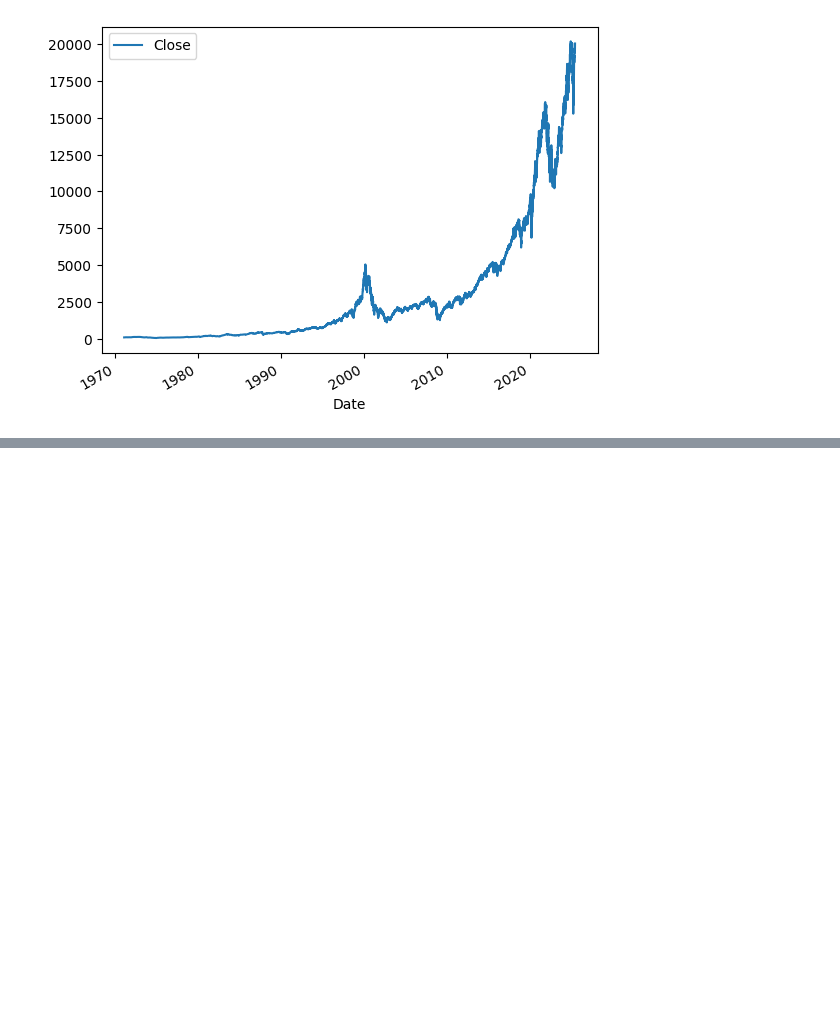
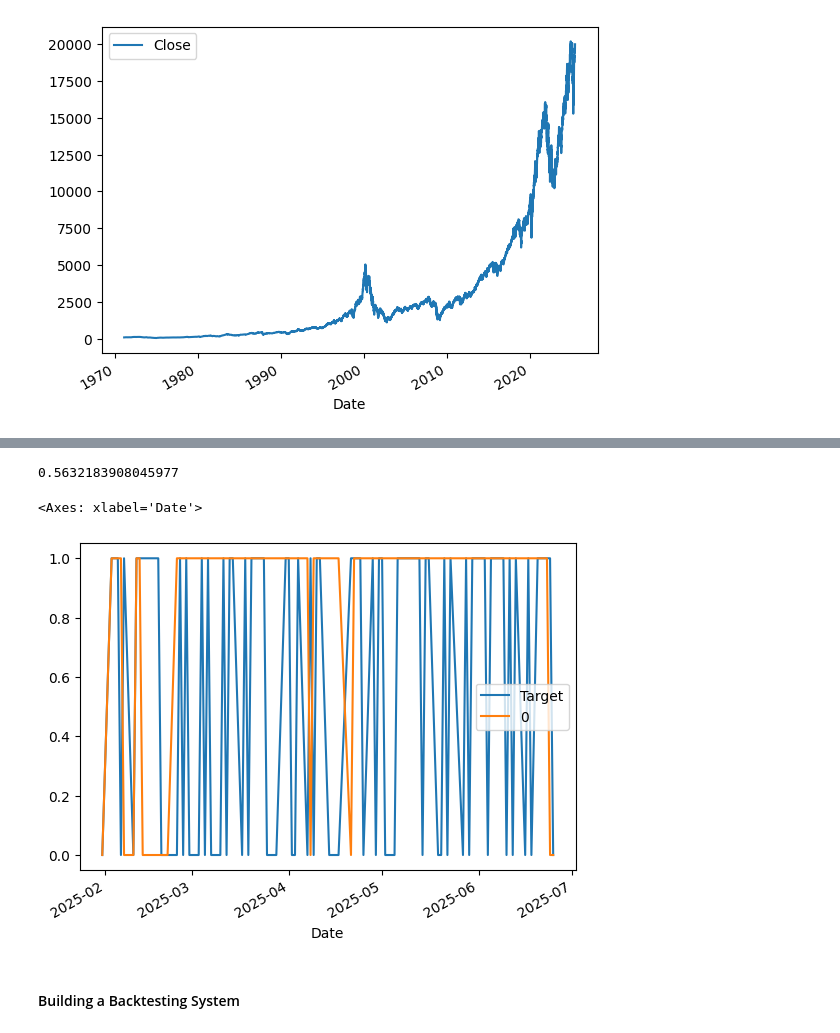
Before and after one commit to Crusoe22/Moss_ML_Capstone, a Jupyter notebook: main.ipynb, the cells around one changed output, grey strips where cells are left out. Saved outputs shown, nothing was run; the diff lists cells and outputs as text; code cells hidden in the pictures; blank space fills up the shorter version.

Commit message:
Create and train basic ML model

```diff
--- a/main.ipynb
+++ b/main.ipynb
@@ -54,0 +81,5 @@ nasdaq.plot.line(y="Close", use_index=True)
+# %%
+# Set Target
+nasdaq["Target"] = (nasdaq["Tomorrow"] > nasdaq["Close"]).astype(int)
+
+nasdaq
@@ -54,0 +101,5 @@ nasdaq.plot.line(y="Close", use_index=True)
+# %%
+# Only use data after the year 2000
+nasdaq = nasdaq.loc["2000-01-01":].copy()
+
+nasdaq
@@ -54,0 +123,12 @@ nasdaq.plot.line(y="Close", use_index=True)
+# %%
+# Random Forest can pick up non linear relationships
+from sklearn.ensemble import RandomForestClassifier
+
+# n_estimators is number of Random decision models I want to train (test different values higher could mean better accuracy)
+model = RandomForestClassifier(n_estimators=100, min_samples_split=100, random_state=1) # min_sa helps stop overfitting, random_state will rerun predicatable model
+
+train = nasdaq.iloc[:-100] # All rows except last 100
+test = nasdaq.iloc[-100:] # Last 100 rows
+
+predictors = ["Close", "Volume", "Open", "High", "Low"]
+model.fit(train[predictors], train["Target"])
@@ -54,0 +137,9 @@ nasdaq.plot.line(y="Close", use_index=True)
+# %%
+from sklearn.metrics import precision_score # Adjust metric to measure preformance
+
+preds =model.predict(test[predictors])
+
+# put into Pandas dataframe
+preds = pd.Series(preds, index=test.index)
+
+preds
@@ -54,0 +160,14 @@ nasdaq.plot.line(y="Close", use_index=True)
+# %%
+precision_score(test["Target"], preds)
+# %% [output]
+0.5632183908045977
+# %%
+# Plot predictions and combine actul values with predicted values
+combined = pd.concat([test["Target"], preds], axis=1)
+
+combined.plot()
+# %% [output]
+<Axes: xlabel='Date'>
+[figure, added]
+# %% [markdown]
+#### Building a Backtesting System
```
Also changed, not shown: parts of 9 cells of this notebook.
